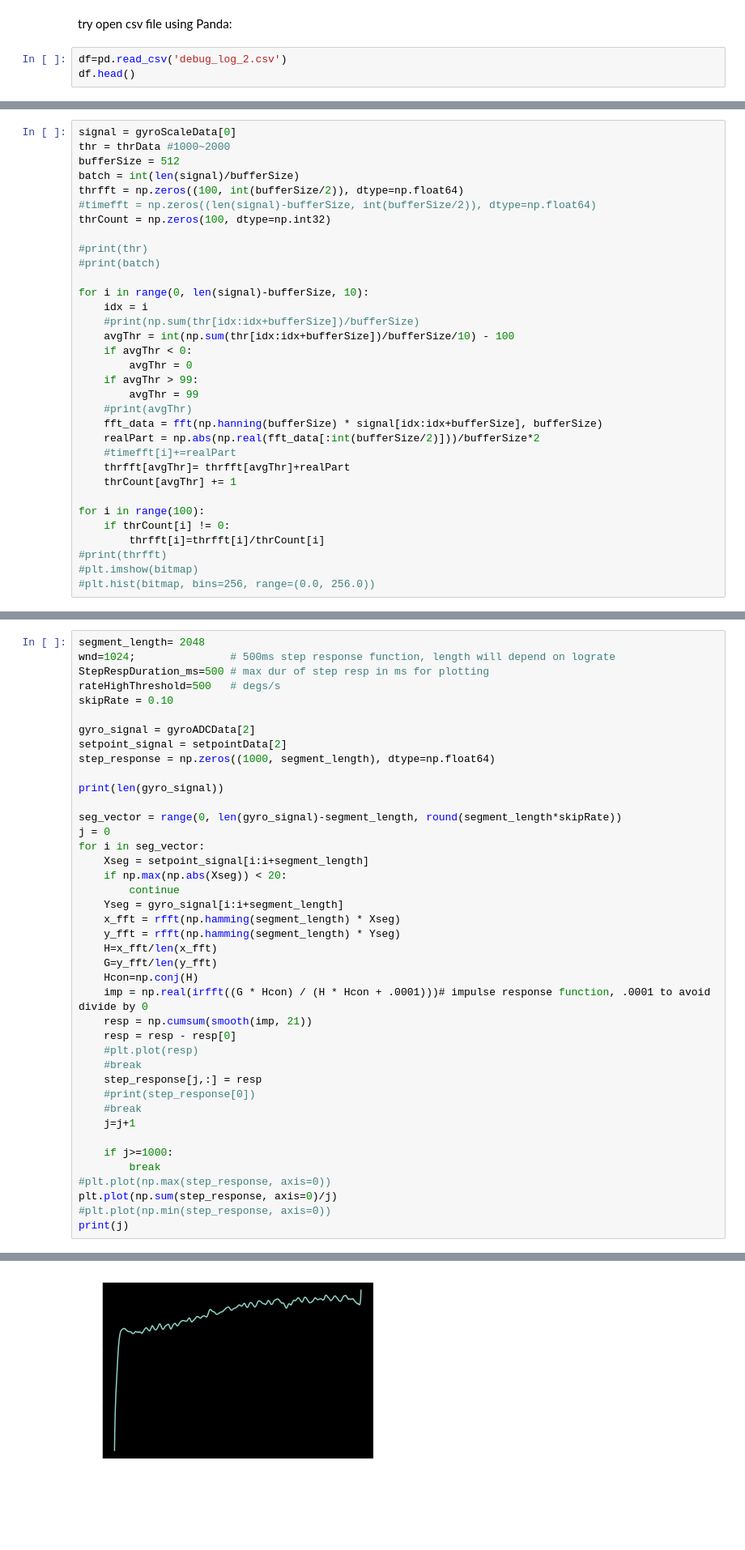
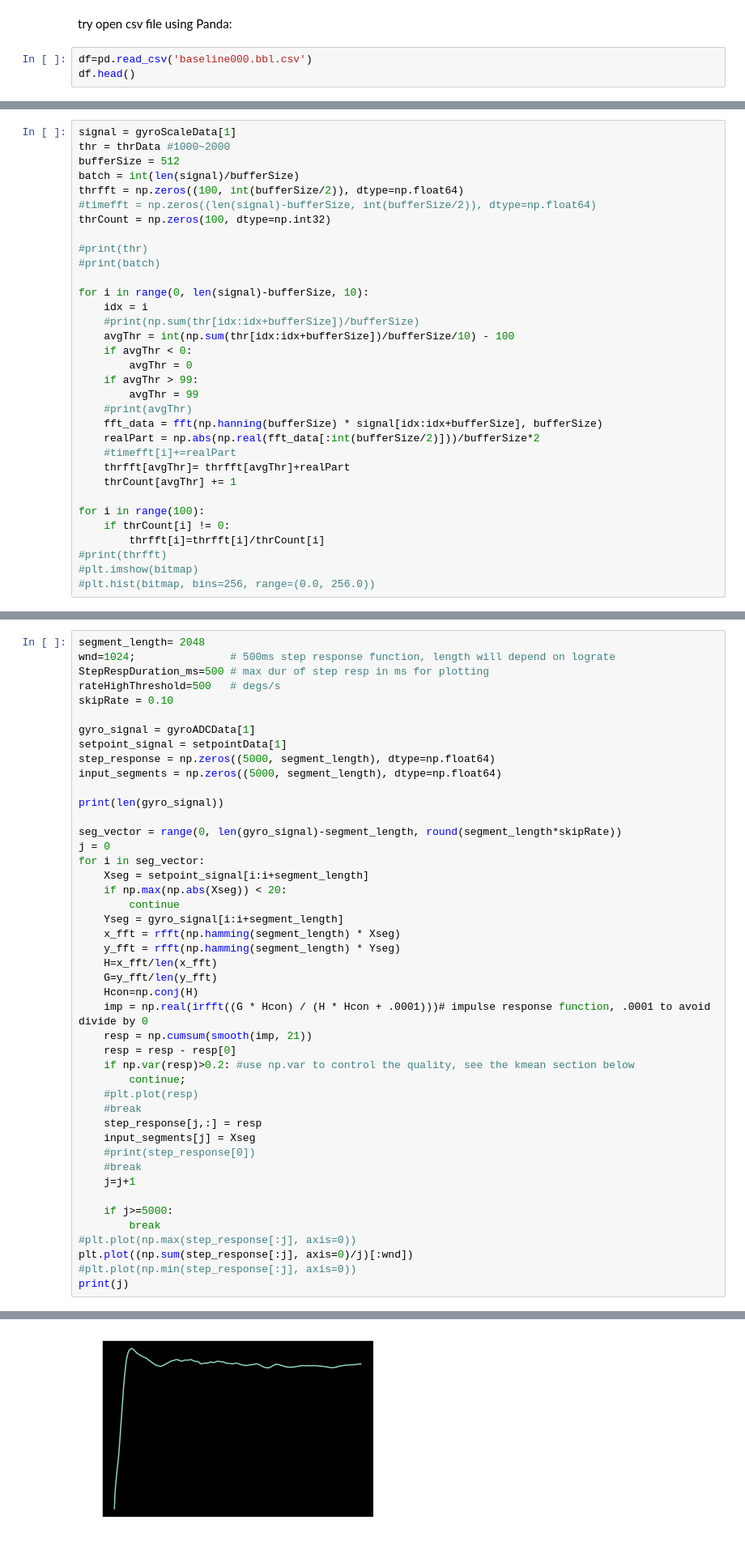
Before and after one commit to pitronicteam/pyPIDtoolbox, a Jupyter notebook: FFT.ipynb, the cells around one changed output, grey strips where cells are left out. Shown at 81% size. Cells and saved outputs as stored; diff of their text form; blank space fills up the shorter version.

```diff
--- a/FFT.ipynb
+++ b/FFT.ipynb
@@ -16,7 +16,7 @@ import os
 # %% [markdown]
 try open csv file using Panda:
 # %%
-df=pd.read_csv('debug_log_2.csv')
+df=pd.read_csv('baseline000.bbl.csv')
 df.head()
 # %% [output]
 |  | loopIteration | time | axisP[0] | axisP[1] | axisP[2] | axisI[0] | axisI[1] | axisI[2] | axisD[0] | ... |
@@ -97,5 +97,5 @@ i=i+1
 # %%
-signal = gyroScaleData[0]
+signal = gyroScaleData[1]
 thr = thrData #1000~2000
 bufferSize = 512
 batch = int(len(signal)/bufferSize)
@@ -151,9 +150,10 @@ StepRespDuration_ms=500 # max dur of step resp in ms for plotting
 rateHighThreshold=500   # degs/s
 skipRate = 0.10
 
-gyro_signal = gyroADCData[2]
-setpoint_signal = setpointData[2]
-step_response = np.zeros((1000, segment_length), dtype=np.float64)
+gyro_signal = gyroADCData[1]
+setpoint_signal = setpointData[1]
+step_response = np.zeros((5000, segment_length), dtype=np.float64)
+input_segments = np.zeros((5000, segment_length), dtype=np.float64)
 
 print(len(gyro_signal))
 
@@ -172,17 +172,20 @@ for i in seg_vector:
     imp = np.real(irfft((G * Hcon) / (H * Hcon + .0001)))# impulse response function, .0001 to avoid divide by 0
     resp = np.cumsum(smooth(imp, 21))
     resp = resp - resp[0]
+    if np.var(resp)>0.2: #use np.var to control the quality, see the kmean section below
+        continue;
     #plt.plot(resp)
     #break
     step_response[j,:] = resp
+    input_segments[j] = Xseg
     #print(step_response[0])
     #break
     j=j+1
 
-    if j>=1000:
+    if j>=5000:
         break
-#plt.plot(np.max(step_response, axis=0))
-plt.plot(np.sum(step_response, axis=0)/j)
-#plt.plot(np.min(step_response, axis=0))
+#plt.plot(np.max(step_response[:j], axis=0))
+plt.plot((np.sum(step_response[:j], axis=0)/j)[:wnd])
+#plt.plot(np.min(step_response[:j], axis=0))
 print(j)
 # %% [output]
@@ -191 +194 @@ print(j)
-[figure, old version]
+[figure, new version]
```
Also changed, not shown: parts of 10 cells of this notebook.
